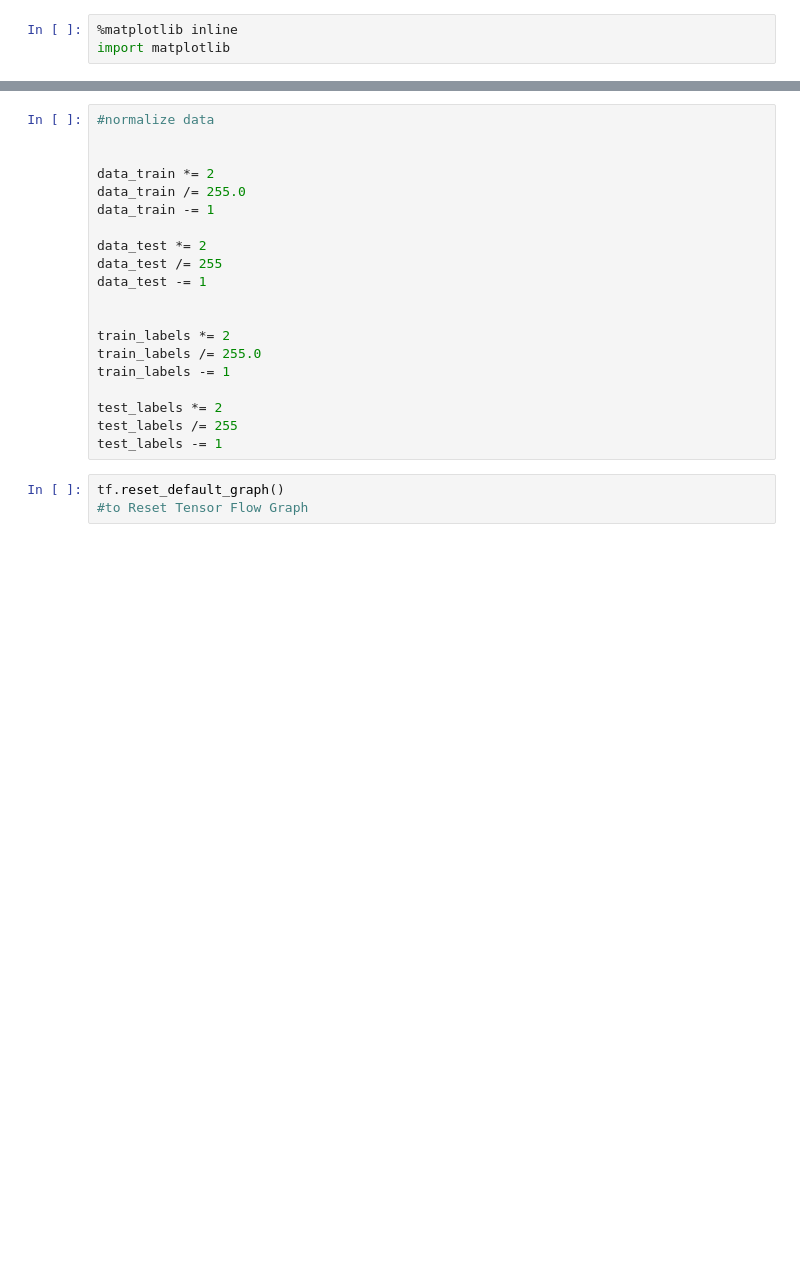
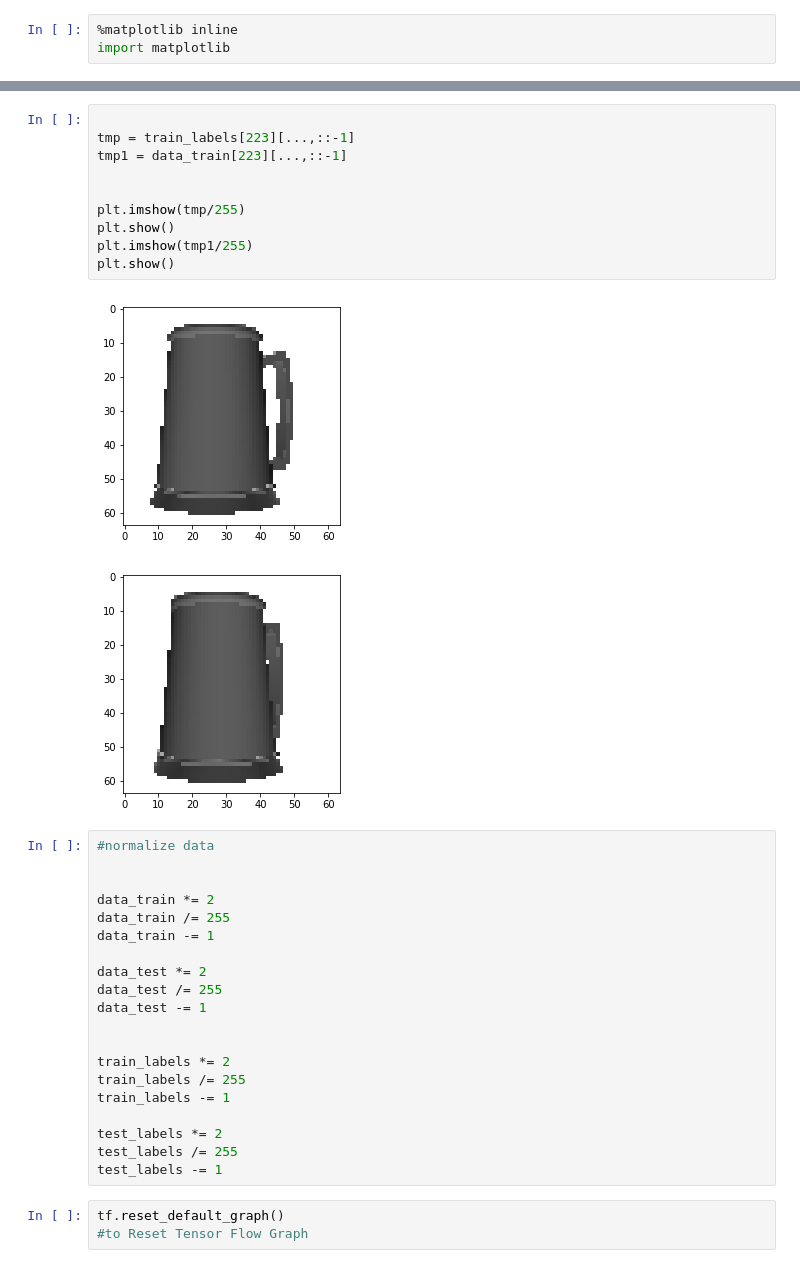
Before and after one commit to Chinmay26/Multi-Viewpoint-Image-generation, a Jupyter notebook: trainers/AutoEncoder_same.ipynb, the cells around one changed output, grey strips where cells are left out. Drawn from its saved outputs; the diff is of its cells as text; blank space fills up the shorter version.

```diff
--- a/trainers/AutoEncoder_same.ipynb
+++ b/trainers/AutoEncoder_same.ipynb
@@ -86,9 +99,22 @@ plt.show()
+# %%
+
+tmp = train_labels[223][...,::-1]
+tmp1 = data_train[223][...,::-1]
+
+
+plt.imshow(tmp/255)
+plt.show()
+plt.imshow(tmp1/255)
+plt.show()
+# %% [output]
+[figure, added]
+[figure, added]
 # %%
 #normalize data
 
 
 data_train *= 2
-data_train /= 255.0
+data_train /= 255
 data_train -= 1
 
 data_test *= 2
@@ -97,7 +123,7 @@ data_test -= 1
 
 
 train_labels *= 2
-train_labels /= 255.0
+train_labels /= 255
 train_labels -= 1
 
 test_labels *= 2
```
Also changed, not shown: parts of 16 cells of this notebook, 1 other file.
